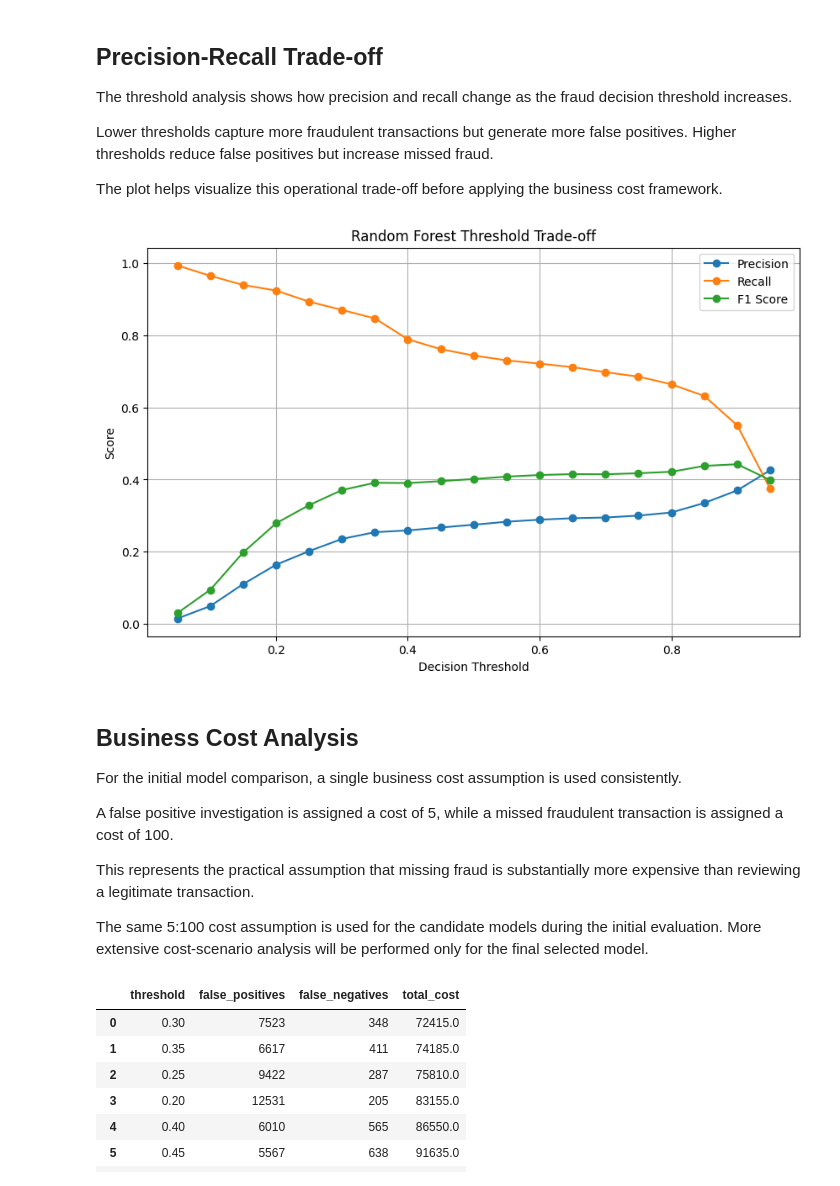
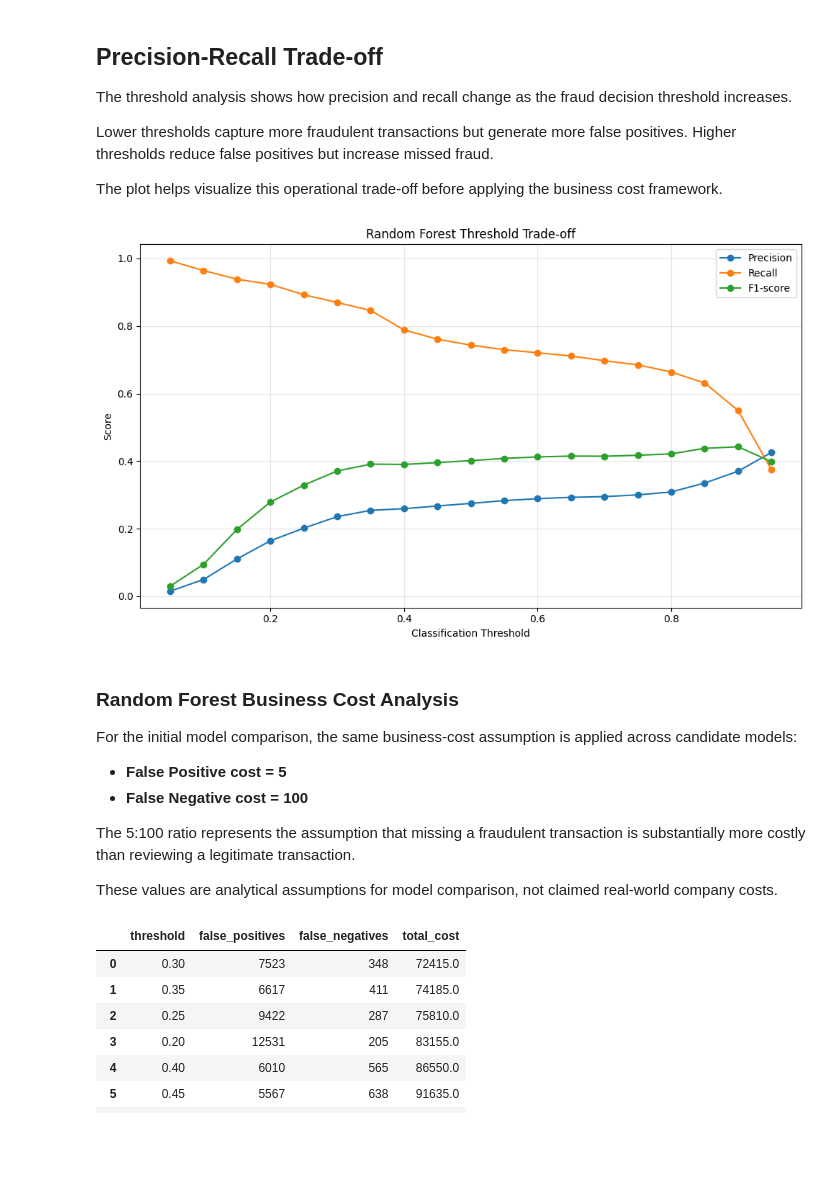
Before and after one commit to Swaransh-Mishra/fraud-risk-intelligence-platform, a Jupyter notebook: notebooks/02_model_development_and_evaluation.ipynb, the cells around one changed output. Saved outputs shown, nothing was run; the diff lists cells and outputs as text; code cells hidden in the pictures; blank space fills up the shorter version.

```diff
--- a/notebooks/02_model_development_and_evaluation.ipynb
+++ b/notebooks/02_model_development_and_evaluation.ipynb
@@ -391,11 +374,5 @@ Predictions are generated for the validation period as probabilities rather than
 # %%
-logistic_baseline.fit(
-    X_train,
-    y_train,
-)
+logistic_baseline.fit(X_train, y_train)
 
-print(
-    "Logistic Regression baseline "
-    "trained successfully."
-)
+print("Logistic Regression baseline trained.")
 # %% [output]
@@ -1182,10 +1096,3 @@ random_forest_model = RandomForestClassifier(
     random_state=42,
     n_jobs=-1,
 )
-
-random_forest_model.fit(
-    X_train,
-    y_train,
-)
-
-print("Random Forest trained successfully.")
@@ -1193,0 +1099,4 @@ Random Forest trained successfully.
+# %%
+random_forest_model.fit(X_train, y_train)
+
+print("Random Forest trained.")
@@ -1302,18 +1200,12 @@ For fraud detection, changing the threshold changes the balance between false po
 # %%
-random_forest_threshold_grid = np.arange(
-    0.05,
-    1.00,
-    0.05,
-)
-
 random_forest_threshold_results = analyze_thresholds(
     model=random_forest_model,
     X=X_validation,
     y=y_validation,
-    thresholds=random_forest_threshold_grid,
+    thresholds=DEFAULT_THRESHOLD_GRID,
 )
 
-random_forest_threshold_results
+display(random_forest_threshold_results)
 # %% [output]
 |  | threshold | accuracy | roc_auc | pr_auc | precision | recall | f1_score | true_negatives | false_positives | ... |
 | 0 | 0.05 | 0.425760 | 0.973116 | 0.441577 | 0.015324 | 0.992881 | 0.030183 | 123613 | 170277 | ... |
@@ -1341,49 +1233,49 @@ Lower thresholds capture more fraudulent transactions but generate more false po
 
 The plot helps visualize this operational trade-off before applying the business cost framework.
 # %%
-import matplotlib.pyplot as plt
-
 plt.figure(figsize=(10, 6))
 
 plt.plot(
     random_forest_threshold_results["threshold"],
     random_forest_threshold_results["precision"],
     marker="o",
     label="Precision",
 )
 
 plt.plot(
     random_forest_threshold_results["threshold"],
     random_forest_threshold_results["recall"],
     marker="o",
     label="Recall",
 )
 
 plt.plot(
     random_forest_threshold_results["threshold"],
     random_forest_threshold_results["f1_score"],
     marker="o",
-    label="F1 Score",
+    label="F1-score",
 )
 
-plt.xlabel("Decision Threshold")
+plt.xlabel("Classification Threshold")
 plt.ylabel("Score")
 plt.title("Random Forest Threshold Trade-off")
 plt.legend()
-plt.grid(True)
+plt.grid(alpha=0.3)
+plt.tight_layout()
 plt.show()
 # %% [output]
-[figure, old version]
+[figure, new version]
 # %% [markdown]
-## Business Cost Analysis
+### Random Forest Business Cost Analysis
 
-For the initial model comparison, a single business cost assumption is used consistently.
+For the initial model comparison, the same business-cost assumption is applied across candidate models:
 
-A false positive investigation is assigned a cost of 5, while a missed fraudulent transaction is assigned a cost of 100.
+- **False Positive cost = 5**
+- **False Negative cost = 100**
 
-This represents the practical assumption that missing fraud is substantially more expensive than reviewing a legitimate transaction.
+The 5:100 ratio represents the assumption that missing a fraudulent transaction is substantially more costly than reviewing a legitimate transaction.
 
-The same 5:100 cost assumption is used for the candidate models during the initial evaluation. More extensive cost-scenario analysis will be performed only for the final selected model.
+These values are analytical assumptions for model comparison, not claimed real-world company costs.
 # %%
 random_forest_business_threshold_results = (
     analyze_business_thresholds(
```
Also changed, not shown: parts of 219 cells of this notebook, 41 other files.
